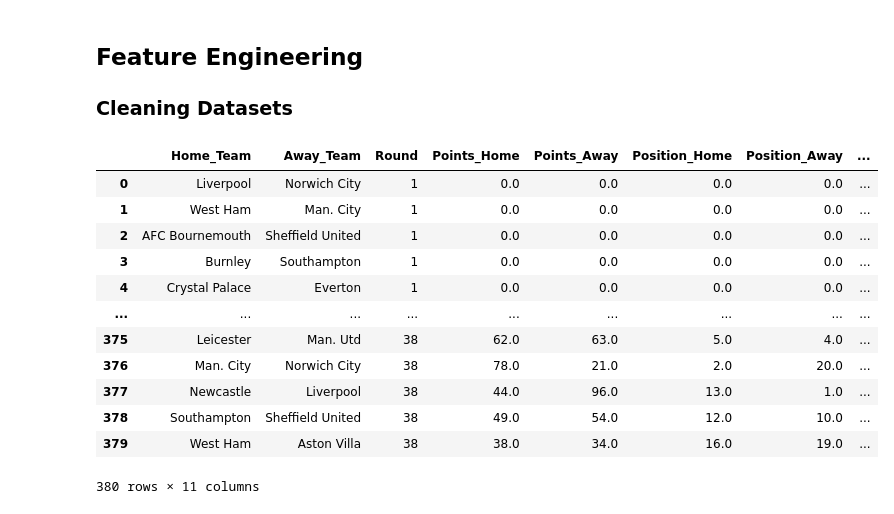
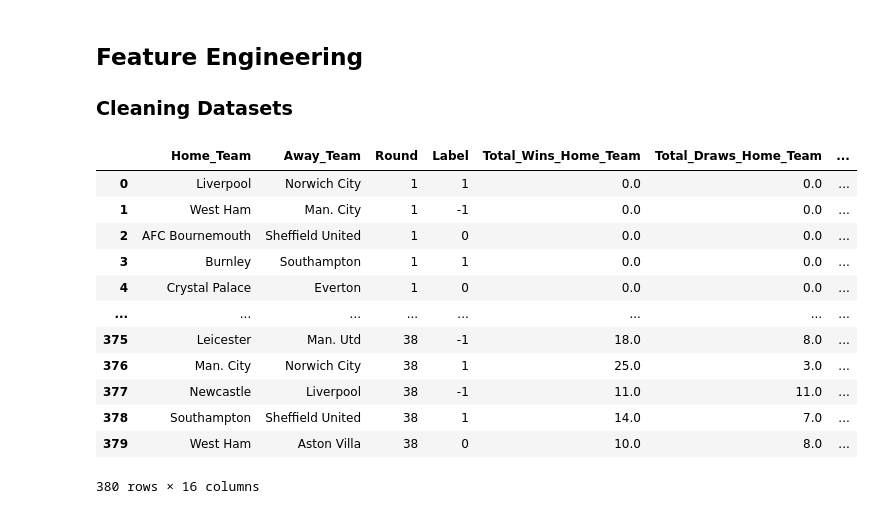
Before and after one commit to armanh3k/Football-Outcome-Predictions, a Jupyter notebook: analysis.ipynb, the cells around one changed output. Saved outputs shown, nothing was run; the diff lists cells and outputs as text; code cells hidden in the pictures.

Commit message:
Add in total_results function

```diff
--- a/analysis.ipynb
+++ b/analysis.ipynb
@@ -235,28 +315,31 @@ def total_goals(results_table):
 # %%
 year = 2020
 pl_results = pd.read_csv(f"Football-Dataset/premier_league/Results_{year}_premier_league.csv")
 
+
 pl_results = add_elo(pl_results)
 pl_results = win_loss_draw(pl_results)
+pl_results = total_result(pl_results)
 pl_results = number_of_teams(pl_results)
 pl_results = points_position(pl_results)
 pl_results = total_goals(pl_results)
 
 
-x = pl_results.drop(["Result", "Link", "Season", "League", "Elo_home", "Elo_away", "Label", "Number_teams", "Home_Goals", "Away_Goals"], axis="columns")
+
+x = pl_results.drop(["Result", "Link", "Season", "League", "Elo_home", "Elo_away", "Number_teams", "Home_Goals", "Away_Goals", "Points_Home", "Points_Away", "Position_Home", "Position_Away", "Total_Goals_For_Home_Team", "Total_Goals_Against_Home_Team", "Total_Goals_For_Away_Team", "Total_Goals_Against_Away_Team"], axis="columns")
 
 x
 # %% [output]
-|  | Home_Team | Away_Team | Round | Points_Home | Points_Away | Position_Home | Position_Away | ... |
-| 0 | Liverpool | Norwich City | 1 | 0.0 | 0.0 | 0.0 | 0.0 | ... |
-| 1 | West Ham | Man. City | 1 | 0.0 | 0.0 | 0.0 | 0.0 | ... |
-| 2 | AFC Bournemouth | Sheffield United | 1 | 0.0 | 0.0 | 0.0 | 0.0 | ... |
-| 3 | Burnley | Southampton | 1 | 0.0 | 0.0 | 0.0 | 0.0 | ... |
-| 4 | Crystal Palace | Everton | 1 | 0.0 | 0.0 | 0.0 | 0.0 | ... |
-| ... | ... | ... | ... | ... | ... | ... | ... | ... |
-| 375 | Leicester | Man. Utd | 38 | 62.0 | 63.0 | 5.0 | 4.0 | ... |
-| 376 | Man. City | Norwich City | 38 | 78.0 | 21.0 | 2.0 | 20.0 | ... |
-| 377 | Newcastle | Liverpool | 38 | 44.0 | 96.0 | 13.0 | 1.0 | ... |
-| 378 | Southampton | Sheffield United | 38 | 49.0 | 54.0 | 12.0 | 10.0 | ... |
-| 379 | West Ham | Aston Villa | 38 | 38.0 | 34.0 | 16.0 | 19.0 | ... |
+|  | Home_Team | Away_Team | Round | Label | Total_Wins_Home_Team | Total_Draws_Home_Team | ... |
+| 0 | Liverpool | Norwich City | 1 | 1 | 0.0 | 0.0 | ... |
+| 1 | West Ham | Man. City | 1 | -1 | 0.0 | 0.0 | ... |
+| 2 | AFC Bournemouth | Sheffield United | 1 | 0 | 0.0 | 0.0 | ... |
+| 3 | Burnley | Southampton | 1 | 1 | 0.0 | 0.0 | ... |
+| 4 | Crystal Palace | Everton | 1 | 0 | 0.0 | 0.0 | ... |
+| ... | ... | ... | ... | ... | ... | ... | ... |
+| 375 | Leicester | Man. Utd | 38 | -1 | 18.0 | 8.0 | ... |
+| 376 | Man. City | Norwich City | 38 | 1 | 25.0 | 3.0 | ... |
+| 377 | Newcastle | Liverpool | 38 | -1 | 11.0 | 11.0 | ... |
+| 378 | Southampton | Sheffield United | 38 | 1 | 14.0 | 7.0 | ... |
+| 379 | West Ham | Aston Villa | 38 | 0 | 10.0 | 8.0 | ... |
-380 rows × 11 columns
+380 rows × 16 columns
```
Also changed, not shown: parts of 3 cells of this notebook.
